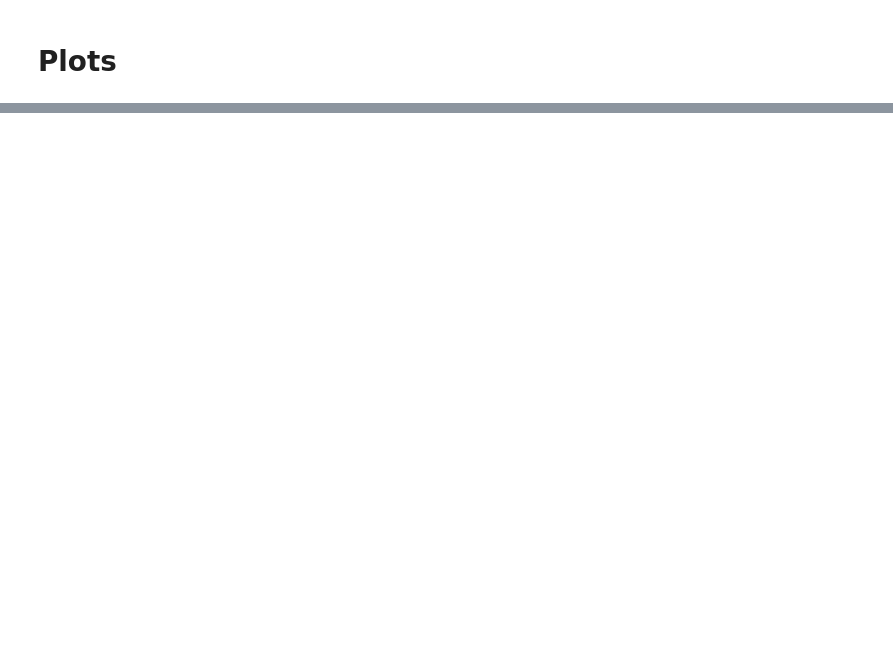
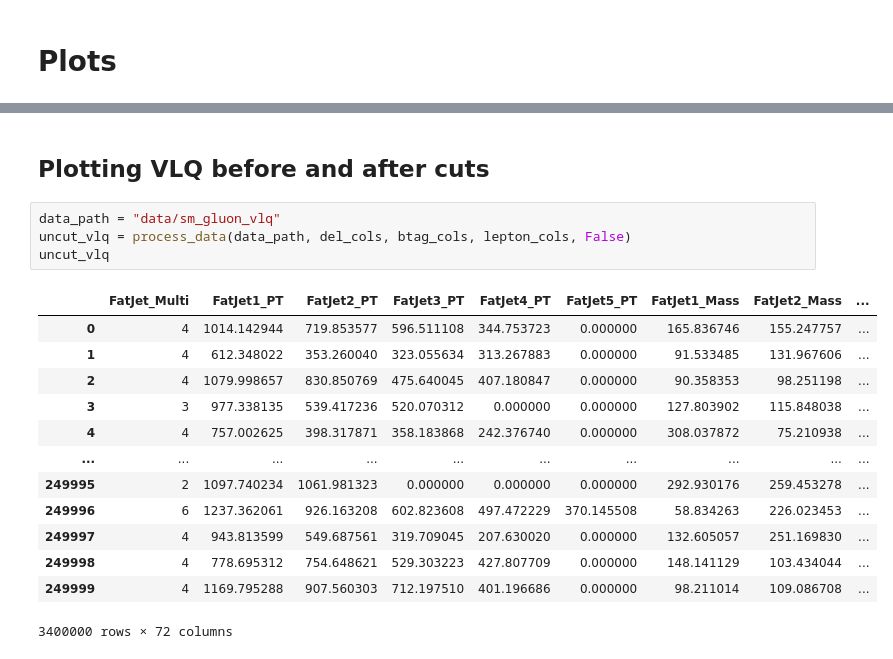
Before and after one commit to GilbertoCunha/LHC-VLQ-Classifier, a Jupyter notebook: VLQs/DataPreprocessing.ipynb, the cells around one changed output, grey strips where cells are left out. Cells and saved outputs as stored; diff of their text form; blank space fills up the shorter version.

```diff
--- a/VLQs/DataPreprocessing.ipynb
+++ b/VLQs/DataPreprocessing.ipynb
@@ -197,0 +200,20 @@ plt.show()
+# %% [markdown]
+## Plotting VLQ before and after cuts
+# %%
+data_path = "data/sm_gluon_vlq"
+uncut_vlq = process_data(data_path, del_cols, btag_cols, lepton_cols, False)
+uncut_vlq
+# %% [output]
+|  | FatJet_Multi | FatJet1_PT | FatJet2_PT | FatJet3_PT | FatJet4_PT | FatJet5_PT | FatJet1_Mass | FatJet2_Mass | ... |
+| 0 | 4 | 1014.142944 | 719.853577 | 596.511108 | 344.753723 | 0.000000 | 165.836746 | 155.247757 | ... |
+| 1 | 4 | 612.348022 | 353.260040 | 323.055634 | 313.267883 | 0.000000 | 91.533485 | 131.967606 | ... |
+| 2 | 4 | 1079.998657 | 830.850769 | 475.640045 | 407.180847 | 0.000000 | 90.358353 | 98.251198 | ... |
+| 3 | 3 | 977.338135 | 539.417236 | 520.070312 | 0.000000 | 0.000000 | 127.803902 | 115.848038 | ... |
+| 4 | 4 | 757.002625 | 398.317871 | 358.183868 | 242.376740 | 0.000000 | 308.037872 | 75.210938 | ... |
+| ... | ... | ... | ... | ... | ... | ... | ... | ... | ... |
+| 249995 | 2 | 1097.740234 | 1061.981323 | 0.000000 | 0.000000 | 0.000000 | 292.930176 | 259.453278 | ... |
+| 249996 | 6 | 1237.362061 | 926.163208 | 602.823608 | 497.472229 | 370.145508 | 58.834263 | 226.023453 | ... |
+| 249997 | 4 | 943.813599 | 549.687561 | 319.709045 | 207.630020 | 0.000000 | 132.605057 | 251.169830 | ... |
+| 249998 | 4 | 778.695312 | 754.648621 | 529.303223 | 427.807709 | 0.000000 | 148.141129 | 103.434044 | ... |
+| 249999 | 4 | 1169.795288 | 907.560303 | 712.197510 | 401.196686 | 0.000000 | 98.211014 | 109.086708 | ... |
+3400000 rows × 72 columns
```
Also changed, not shown: parts of 7 cells of this notebook.
